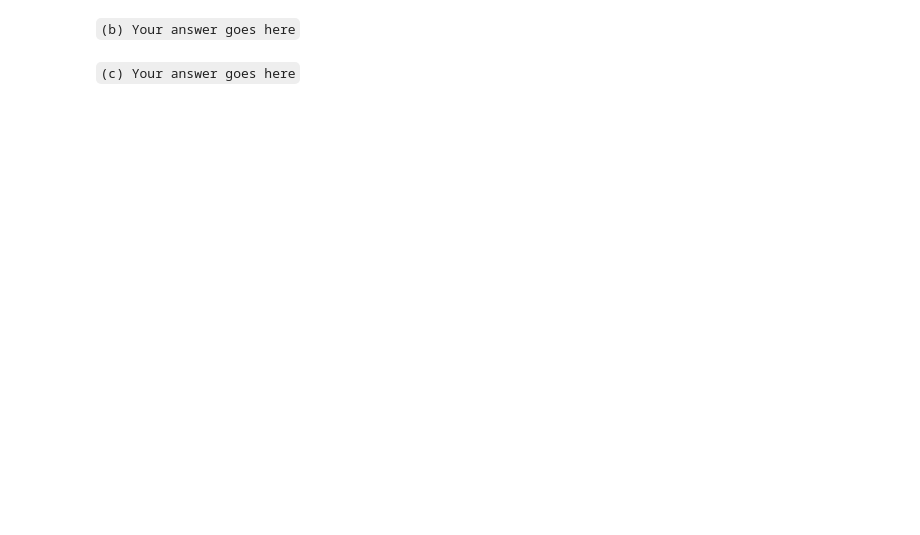
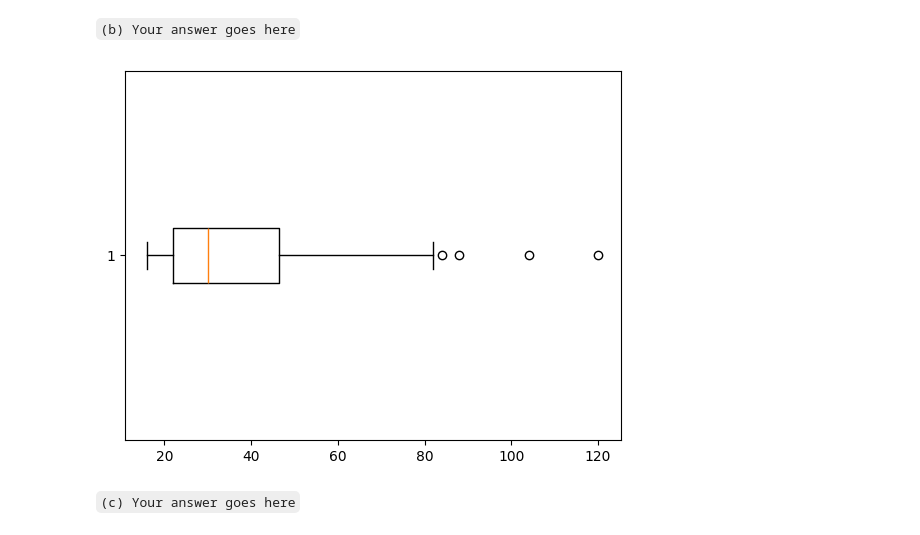
Before and after one commit to JustinSu11/Applied-Probability-and-Statistics-for-AI, a Jupyter notebook: Assignments/assignment 1.1/AAI_500_M1_Assignment.ipynb, the cells around one changed output. Cells and saved outputs as stored; diff of their text form; code cells hidden in the pictures; blank space fills up the shorter version.

```diff
--- a/Assignments/assignment 1.1/AAI_500_M1_Assignment.ipynb
+++ b/Assignments/assignment 1.1/AAI_500_M1_Assignment.ipynb
@@ -114,4 +265,9 @@ The `Income` data file ([http://stat4ds.rwth-aachen.de/data/Income.dat](http://s
 # %% [markdown]
 `(b) Your answer goes here`
+# %%
+plt.boxplot(income['income'], vert=False)
+plt.show()
+# %% [output]
+[figure, added]
 # %% [markdown]
 `(c) Your answer goes here`
```
Also changed, not shown: parts of 68 cells of this notebook.
